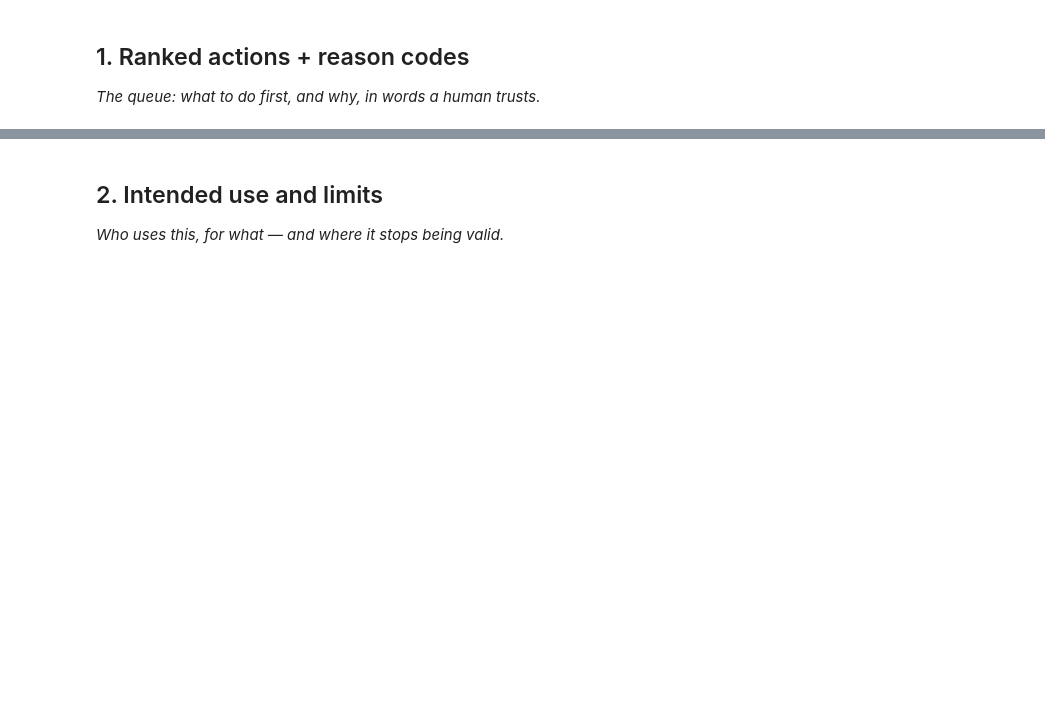
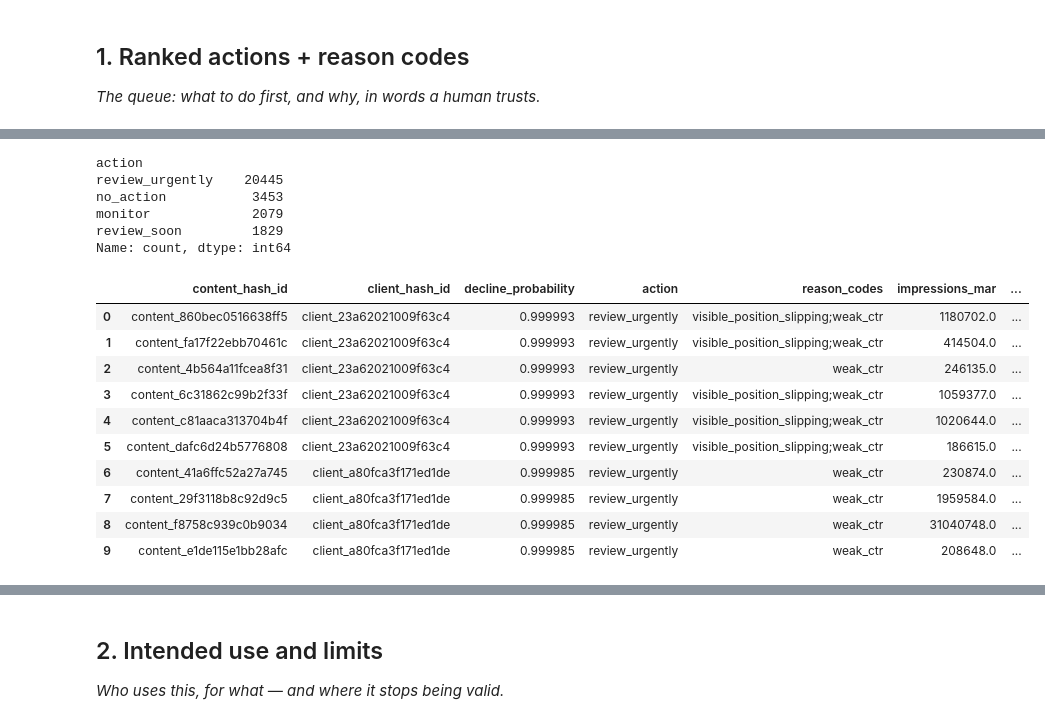
Before and after one commit to Yumna-Zafar/flyrank-ml-internship, a Jupyter notebook: work/notebooks/w07_action_playbook.ipynb, the cells around one changed output, grey strips where cells are left out. Cells and saved outputs as stored; diff of their text form; code cells hidden in the pictures; blank space fills up the shorter version.

```diff
--- a/work/notebooks/w07_action_playbook.ipynb
+++ b/work/notebooks/w07_action_playbook.ipynb
@@ -15,0 +114,52 @@ This skeleton is yours to fill. Work the sections **in order** — each one has
+# %%
+def action_for(prob):
+    if prob >= 0.75:
+        return "review_urgently"
+    elif prob >= 0.5:
+        return "review_soon"
+    elif prob >= 0.25:
+        return "monitor"
+    else:
+        return "no_action"
+
+def reason_code(row):
+    codes = []
+    if row["avg_position_mar"] > 10 and row["impressions_mar"] >= 500:
+        codes.append("visible_position_slipping")
+    if row["content_age_days"] >= 180:
+        codes.append("aging_content")
+    if row["ctr_mar"] < 0.005:
+        codes.append("weak_ctr")
+    if row["rare_share"] is not None and row["rare_share"] > 0.5:
+        codes.append("thin_query_diversity")
+    return ";".join(codes) if codes else "model_flagged_no_rule_match"
+
+test["action"] = test["decline_probability"].apply(action_for)
+test["reason_codes"] = test.apply(reason_code, axis=1)
+
+queue = test.sort_values("decline_probability", ascending=False).reset_index(drop=True)
+queue_export = queue[["content_hash_id", "client_hash_id", "decline_probability", "action",
+                        "reason_codes", "impressions_mar", "avg_position_mar",
+                        "content_age_days", "ctr_mar"]]
+
+print(queue_export["action"].value_counts())
+print()
+queue_export.head(10)
+# %% [output]
+action
+review_urgently    20445
+no_action           3453
+monitor             2079
+review_soon         1829
+Name: count, dtype: int64
+|  | content_hash_id | client_hash_id | decline_probability | action | reason_codes | impressions_mar | ... |
+| 0 | content_860bec0516638ff5 | client_23a62021009f63c4 | 0.999993 | review_urgently | visible_position_slipping;weak_ctr | 1180702.0 | ... |
+| 1 | content_fa17f22ebb70461c | client_23a62021009f63c4 | 0.999993 | review_urgently | visible_position_slipping;weak_ctr | 414504.0 | ... |
+| 2 | content_4b564a11fcea8f31 | client_23a62021009f63c4 | 0.999993 | review_urgently | weak_ctr | 246135.0 | ... |
+| 3 | content_6c31862c99b2f33f | client_23a62021009f63c4 | 0.999993 | review_urgently | visible_position_slipping;weak_ctr | 1059377.0 | ... |
+| 4 | content_c81aaca313704b4f | client_23a62021009f63c4 | 0.999993 | review_urgently | visible_position_slipping;weak_ctr | 1020644.0 | ... |
+| 5 | content_dafc6d24b5776808 | client_23a62021009f63c4 | 0.999993 | review_urgently | visible_position_slipping;weak_ctr | 186615.0 | ... |
+| 6 | content_41a6ffc52a27a745 | client_a80fca3f171ed1de | 0.999985 | review_urgently | weak_ctr | 230874.0 | ... |
+| 7 | content_29f3118b8c92d9c5 | client_a80fca3f171ed1de | 0.999985 | review_urgently | weak_ctr | 1959584.0 | ... |
+| 8 | content_f8758c939c0b9034 | client_a80fca3f171ed1de | 0.999985 | review_urgently | weak_ctr | 31040748.0 | ... |
+| 9 | content_e1de115e1bb28afc | client_a80fca3f171ed1de | 0.999985 | review_urgently | weak_ctr | 208648.0 | ... |
```
Also changed, not shown: parts of 21 cells of this notebook.
